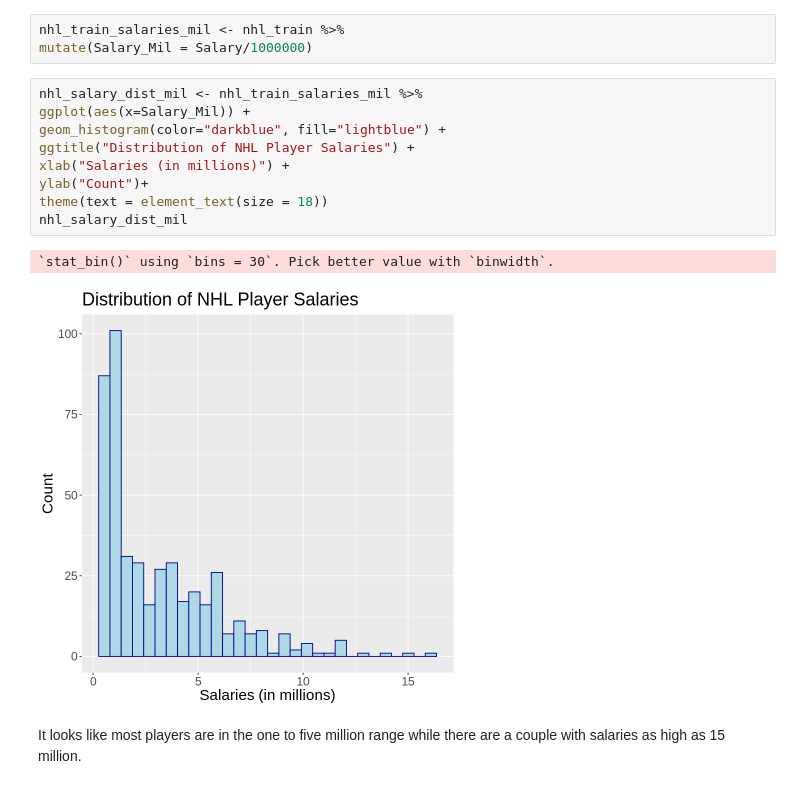
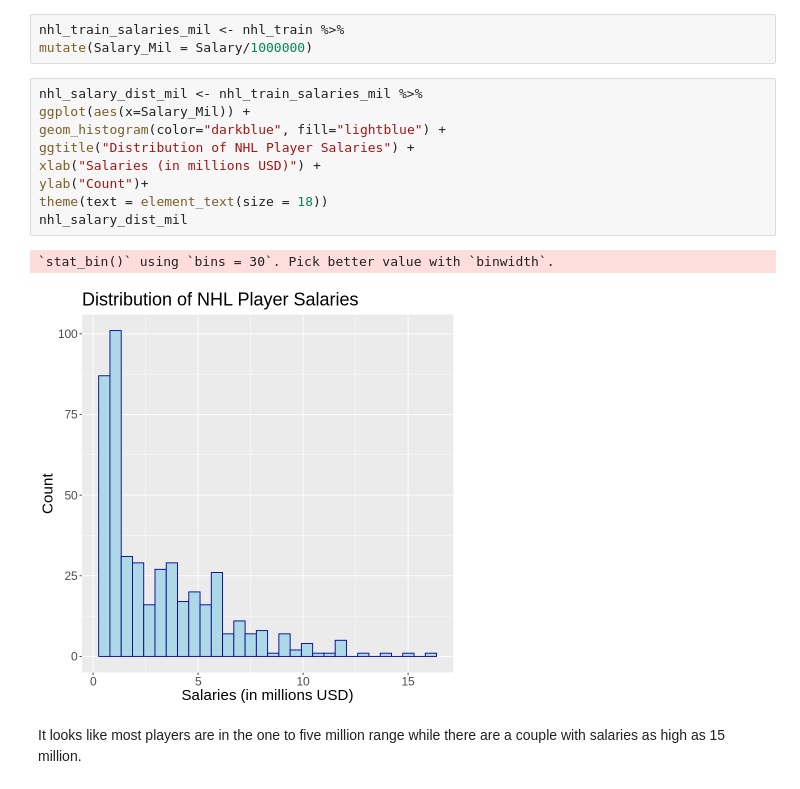
Before and after one commit to jjadeb/Stat_301_Project, a Jupyter notebook: HockeyProject.ipynb, the cells around one changed output. Cells and saved outputs as stored; diff of their text form.

```diff
--- a/HockeyProject.ipynb
+++ b/HockeyProject.ipynb
@@ -193,15 +199,15 @@ mutate(Salary_Mil = Salary/1000000)
 # %%
 nhl_salary_dist_mil <- nhl_train_salaries_mil %>%
 ggplot(aes(x=Salary_Mil)) +
 geom_histogram(color="darkblue", fill="lightblue") +
 ggtitle("Distribution of NHL Player Salaries") +
-xlab("Salaries (in millions)") +
+xlab("Salaries (in millions USD)") +
 ylab("Count")+
 theme(text = element_text(size = 18))
 nhl_salary_dist_mil
 # %% [output]
 `stat_bin()` using `bins = 30`. Pick better value with `binwidth`.
-[figure, old version]
+[figure, new version]
 # %% [markdown]
 It looks like most players are in the one to five million range while there are a couple with salaries as high as 15 million.
 # %% [markdown]
```
Also changed, not shown: parts of 26 cells of this notebook.
